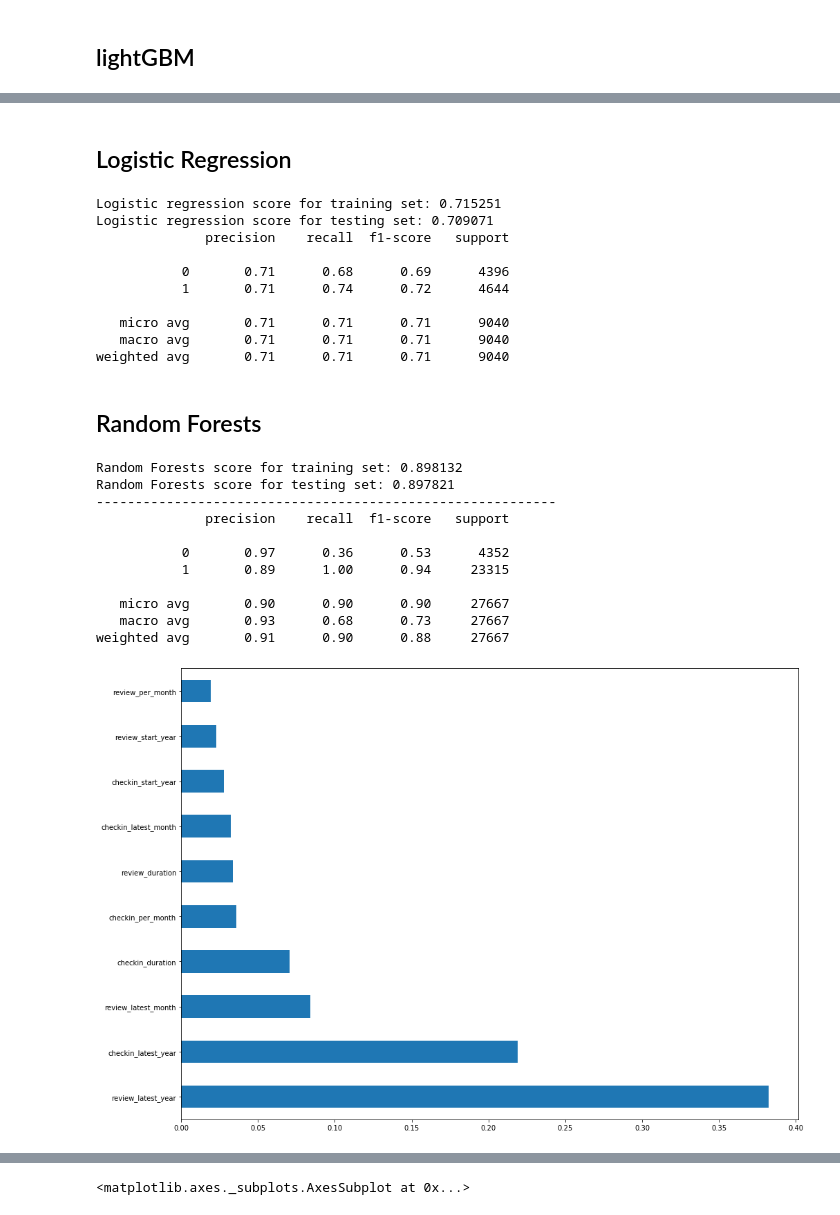
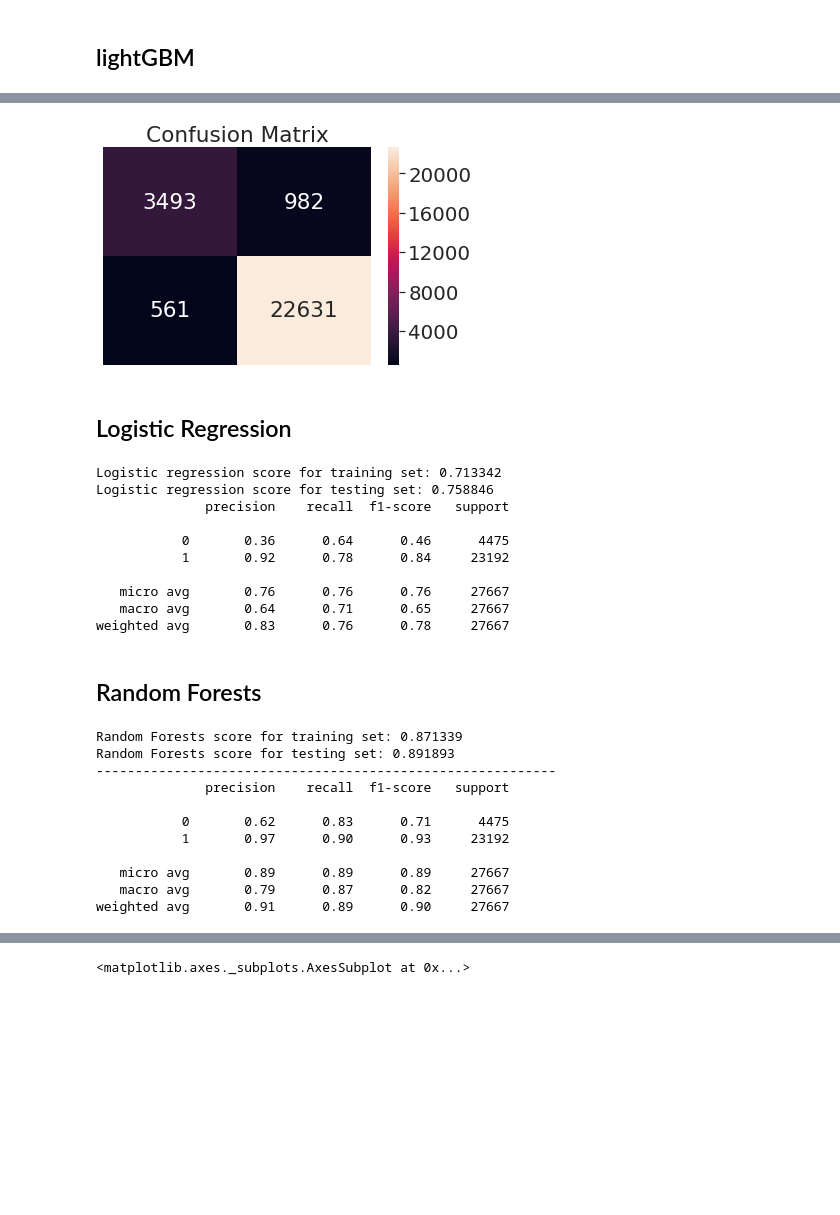
Before and after one commit to geraldgong/Yelp_challenge, a Jupyter notebook: models.ipynb, the cells around one changed output, grey strips where cells are left out. Drawn from its saved outputs; the diff is of its cells as text; code cells hidden in the pictures; blank space fills up the shorter version.

```diff
--- a/models.ipynb
+++ b/models.ipynb
@@ -185,3 +189,16 @@ Accuracy is: 94.45%
+# %%
+import seaborn as sns
+
+ax= plt.subplot()
+sns.heatmap(cm, annot=True, ax = ax, fmt='d'); #annot=True to annotate cells
+
+# labels, title and ticks
+# ax.set_xlabel('Predicted');ax.set_ylabel('True');
+ax.set_title('Confusion Matrix');
+ax.xaxis.set_ticklabels([]); ax.yaxis.set_ticklabels([]);
+plt.savefig('./report/confusion.png', bbox_inches='tight', dpi=300)
+# %% [output]
+[figure, added]
 # %%
 def cross_validation(X, y):
     scores = []
@@ -209,9 +226,11 @@ lgb_model = cross_validation(data_sampled.drop(columns='is_open'), data_sampled[
 # %%
 from sklearn.linear_model import LogisticRegression
 
-def logistic_regression_model(X, y):
-    # split the data into test and training sets
-    X_train, X_test, y_train, y_test = train_test_split(X, y, test_size=0.33, random_state=21)
+def logistic_regression_model(data_train, X_test, y_test):
+    # seprate features and labels
+    X_train = data_train.drop(columns='is_open')
+    y_train = data_train['is_open']
+
     # initial logistic regression model
     lr = LogisticRegression(solver='liblinear', max_iter=1000)
     # fit the model
@@ -222,26 +241,30 @@ def logistic_regression_model(X, y):
     print('Logistic regression score for testing set: %f' % lr.score(X_test, y_test))
     print(classification_report(y_test, y_pred))
 
-logistic_regression_model(X, y)
+    fp, tp, _ = roc_curve(y_test, y_pred)
+    return fp, tp
+
+fp_lr, tp_lr = logistic_regression_model(data_sampled, X_test, y_test)
 # %% [output]
-Logistic regression score for training set: 0.715251
-Logistic regression score for testing set: 0.709071
+Logistic regression score for training set: 0.713342
+Logistic regression score for testing set: 0.758846
               precision    recall  f1-score   support
 
-           0       0.71      0.68      0.69      4396
-           1       0.71      0.74      0.72      4644
+           0       0.36      0.64      0.46      4475
+           1       0.92      0.78      0.84     23192
 
-   micro avg       0.71      0.71      0.71      9040
-   macro avg       0.71      0.71      0.71      9040
-weighted avg       0.71      0.71      0.71      9040
+   micro avg       0.76      0.76      0.76     27667
+   macro avg       0.64      0.71      0.65     27667
+weighted avg       0.83      0.76      0.78     27667
 # %% [markdown]
 ## Random Forests
 # %%
 from sklearn.ensemble import RandomForestClassifier
 
-def random_forests_classifer(X, y):
-    # split the data into test and training sets
-    X_train, X_test, y_train, y_test = train_test_split(X, y, test_size=0.33, random_state=21)
+def random_forests_classifer(data_train, X_test, y_test):
+    # seprate features and labels
+    X_train = data_train.drop(columns='is_open')
+    y_train = data_train['is_open']
     # initialize random forests model
     rf = RandomForestClassifier(n_estimators=1000, max_depth=2, random_state=21)
     # fit the model
@@ -252,24 +275,25 @@ def random_forests_classifer(X, y):
     print('Random Forests score for testing set: %f' % rf.score(X_test, y_test))
     print('-----------------------------------------------------------')
     print(classification_report(y_test, y_pred))
-    fig, axes = plt.subplots()
-    fig.set_size_inches(16, 12)
-    feature_importances = pd.Series(rf.feature_importances_, index=X.columns)
-    feature_importances.nlargest(10).plot(kind='barh')
-    plt.show()
+#     fig, axes = plt.subplots()
+#     fig.set_size_inches(16, 12)
+#     feature_importances = pd.Series(rf.feature_importances_, index=X.columns)
+#     feature_importances.nlargest(10).plot(kind='barh')
+#     plt.show()
 
-rf_X, rf_y = prepare_data(data)
-random_forests_classifer(rf_X, rf_y)
+    fp, tp, _ = roc_curve(y_test, y_pred)
+    return fp, tp
+
+fp_rf, tp_rf = random_forests_classifer(data_sampled, X_test, y_test)
 # %% [output]
-Random Forests score for training set: 0.898132
-Random Forests score for testing set: 0.897821
+Random Forests score for training set: 0.871339
+Random Forests score for testing set: 0.891893
 -----------------------------------------------------------
               precision    recall  f1-score   support
 
-           0       0.97      0.36      0.53      4352
-           1       0.89      1.00      0.94     23315
+           0       0.62      0.83      0.71      4475
+           1       0.97      0.90      0.93     23192
 
-   micro avg       0.90      0.90      0.90     27667
-   macro avg       0.93      0.68      0.73     27667
-weighted avg       0.91      0.90      0.88     27667
+   micro avg       0.89      0.89      0.89     27667
+   macro avg       0.79      0.87      0.82     27667
+weighted avg       0.91      0.89      0.90     27667
-[figure, removed]
```
Also changed, not shown: parts of 2 cells of this notebook, 16 other files.
